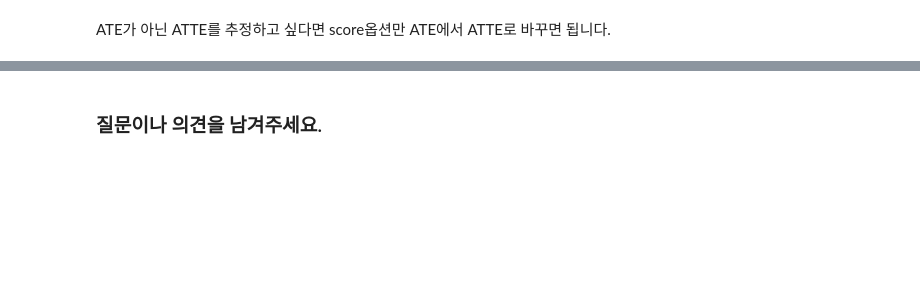
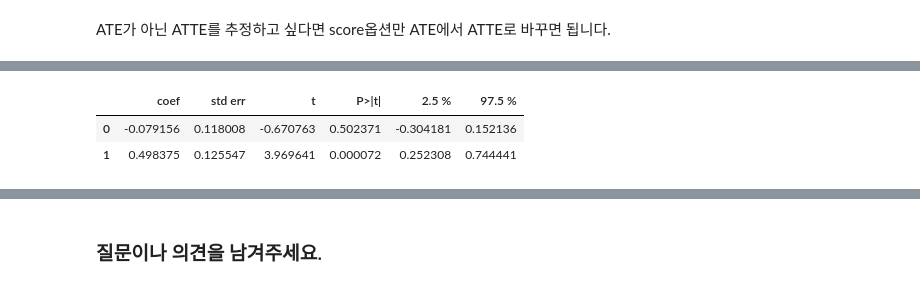
Before and after one commit to Funbucket/awesome-causal-inference-python, a Jupyter notebook: book/ate/propensity_score_and_dml.ipynb, the cells around one changed output, grey strips where cells are left out. Drawn from its saved outputs; the diff is of its cells as text; code cells hidden in the pictures; blank space fills up the shorter version.

```diff
--- a/book/ate/propensity_score_and_dml.ipynb
+++ b/book/ate/propensity_score_and_dml.ipynb
@@ -797,0 +871,24 @@ irm_atte.summary
+# %%
+# DoubleMLData 생성
+dml_data = dml.DoubleMLData(
+    df,
+    y_col='y',
+    d_cols='d'
+)
+
+# nuisance learner 설정
+ml_g = RandomForestRegressor(
+    n_estimators=100,
+    max_features=10,
+    max_depth=5,
+    min_samples_leaf=2,
+    random_state=42
+)
+
+ml_m = RandomForestClassifier(
+    n_estimators=100,
+    max_features=10,
+    max_depth=5,
+    min_samples_leaf=2,
+    random_state=42
+)
@@ -797,0 +962,21 @@ irm_atte.summary
+# %%
+# APOs for multiple treatment levels
+apos_obj = dml.irm.DoubleMLAPOS(
+    obj_dml_data=dml_data,
+    ml_g=ml_g,                 # nuisance learner는 APO 코드에서 정의한 것과 동일하게 사용
+    ml_m=ml_m,
+    treatment_levels=[0, 1],
+    n_folds=5,
+    n_rep=3,
+    normalize_ipw=True,
+    trimming_rule='truncate',
+    trimming_threshold=0.01
+)
+
+apos_obj.fit()
+
+apos_obj.summary
+# %% [output]
+|  | coef | std err | t | P>|t| | 2.5 % | 97.5 % |
+| 0 | -0.079156 | 0.118008 | -0.670763 | 0.502371 | -0.304181 | 0.152136 |
+| 1 | 0.498375 | 0.125547 | 3.969641 | 0.000072 | 0.252308 | 0.744441 |
```
Also changed, not shown: parts of 30 cells of this notebook.
